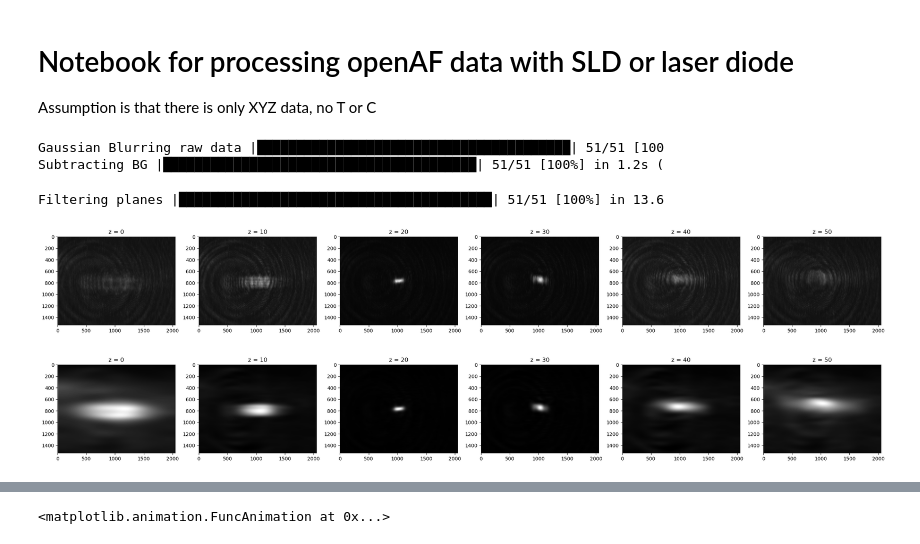
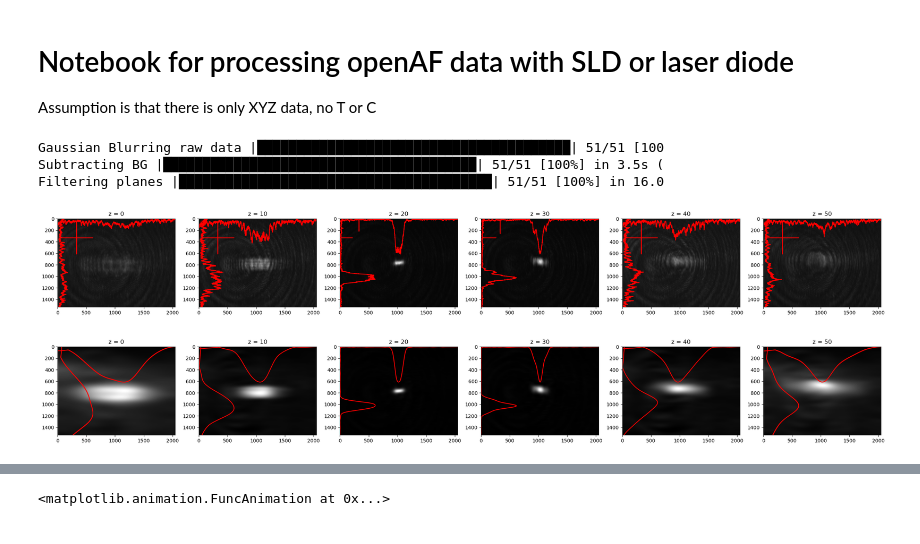
Before and after one commit to sara98habte/AF-N-NN-method, a Jupyter notebook: openAF_reduced.ipynb, the cells around one changed output, grey strips where cells are left out. Cells and saved outputs as stored; diff of their text form; code cells hidden in the pictures.

Commit message:
Added x and y mean profile overlays to the slice plots

```diff
--- a/openAF_reduced.ipynb
+++ b/openAF_reduced.ipynb
@@ -471,16 +471,31 @@ def rawAnimation(file,saveto,now):
     writervideo=animation.FFMpegWriter(fps=int(file.shape[0])/40)
     anim.save(str(saveto)+now,writer=writervideo)
     return anim
+# %%
+def rescale(np_arr_in,new_min,new_max):
+    rescaled = ((new_max-new_min)*(np_arr_in-np.min(np_arr_in))/((np.max(np_arr_in)-np.min(np_arr_in))))+new_min
+    return rescaled
 # %%
-def plotframes(vol_in,frames):
+def plotframes(vol_in,frames,showlines):
+    scaling_frac = 0.4
     ax_height = 4
     ax_width = 5
     n_frames = len(frames)
     fig, axs = plt.subplots(1,n_frames,figsize=(ax_width*n_frames, ax_height))
     counter = 0
+    n_y_px,n_x_px = vol_in.shape[1],vol_in.shape[2]
     for this_ax in axs:
         this_ax.imshow(vol_in[frames[counter],:,:],cmap='gray')#vmin=0, vmax=200)
         this_ax.set_title('z = '+str(frames[counter]))
+        if(showlines):
+            scaled_x_profile = rescale(np.max(vol_in[frames[counter],:,:], axis=0),0,scaling_frac*n_y_px)
+            scaled_y_profile = rescale(np.max(vol_in[frames[counter],:,:], axis=1),0,scaling_frac*n_x_px)
+            xplt, = this_ax.plot(scaled_x_profile,color='r')
+            yplt, = this_ax.plot(scaled_x_profile,color='r')
+            newy = yplt.get_xdata()
+            newx = yplt.get_ydata()
+            yplt.set_xdata(newx)
+            yplt.set_ydata(newy)
         counter = counter+1
     plt.show()
 # %%
@@ -494,15 +509,15 @@ LDstack.label("Laser diode")
 gblur_diam =0
 LDstack.blur_orig(gblur_diam)
 LDstack.sub_bg(LDstack.get_minproj(0))
+LDstack.filt_bgsub(kernel_scaling=0.25,aspect_ratio=5)#,kernel_size2=999,kernel_size1=1999,aspect_ratio=3)
 # %% [output]
 Gaussian Blurring raw data |████████████████████████████████████████| 51/51 [100
-Subtracting BG |████████████████████████████████████████| 51/51 [100%] in 1.2s (
+Subtracting BG |████████████████████████████████████████| 51/51 [100%] in 3.5s (
+Filtering planes |████████████████████████████████████████| 51/51 [100%] in 16.0
 # %%
-LDstack.filt_bgsub(kernel_scaling=0.25,aspect_ratio=5)#,kernel_size2=999,kernel_size1=1999,aspect_ratio=3)
 frames = [0,10,20,30,40,50]
-plotframes(LDstack.plainvol,frames)
-plotframes(LDstack.filtvol,frames)
+plotframes(LDstack.plainvol,frames,True)
+plotframes(LDstack.filtvol,frames,True)
 # %% [output]
-Filtering planes |████████████████████████████████████████| 51/51 [100%] in 13.6
-[figure, old version]
+[figure, new version]
-[figure, old version]
+[figure, new version]
```
Also changed, not shown: parts of 4 cells of this notebook.
